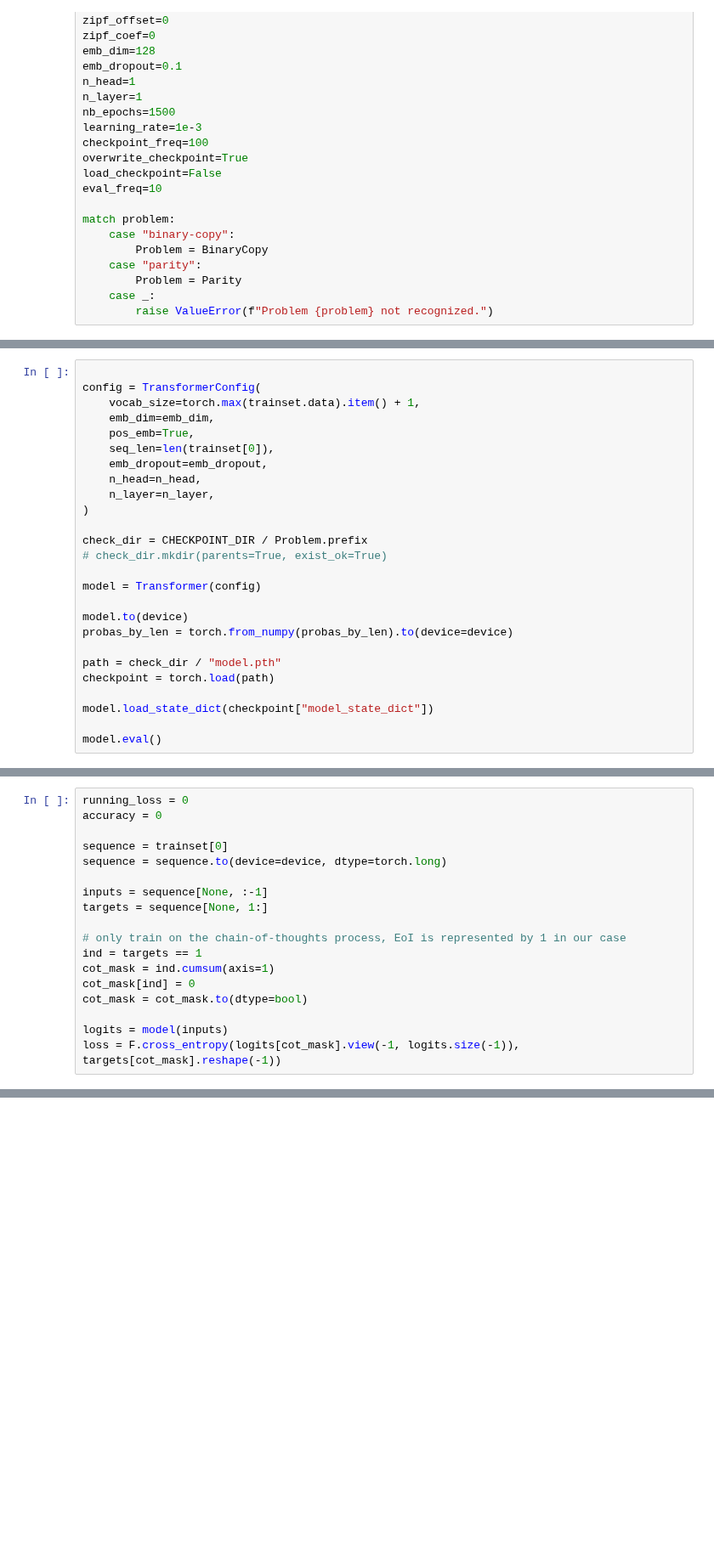
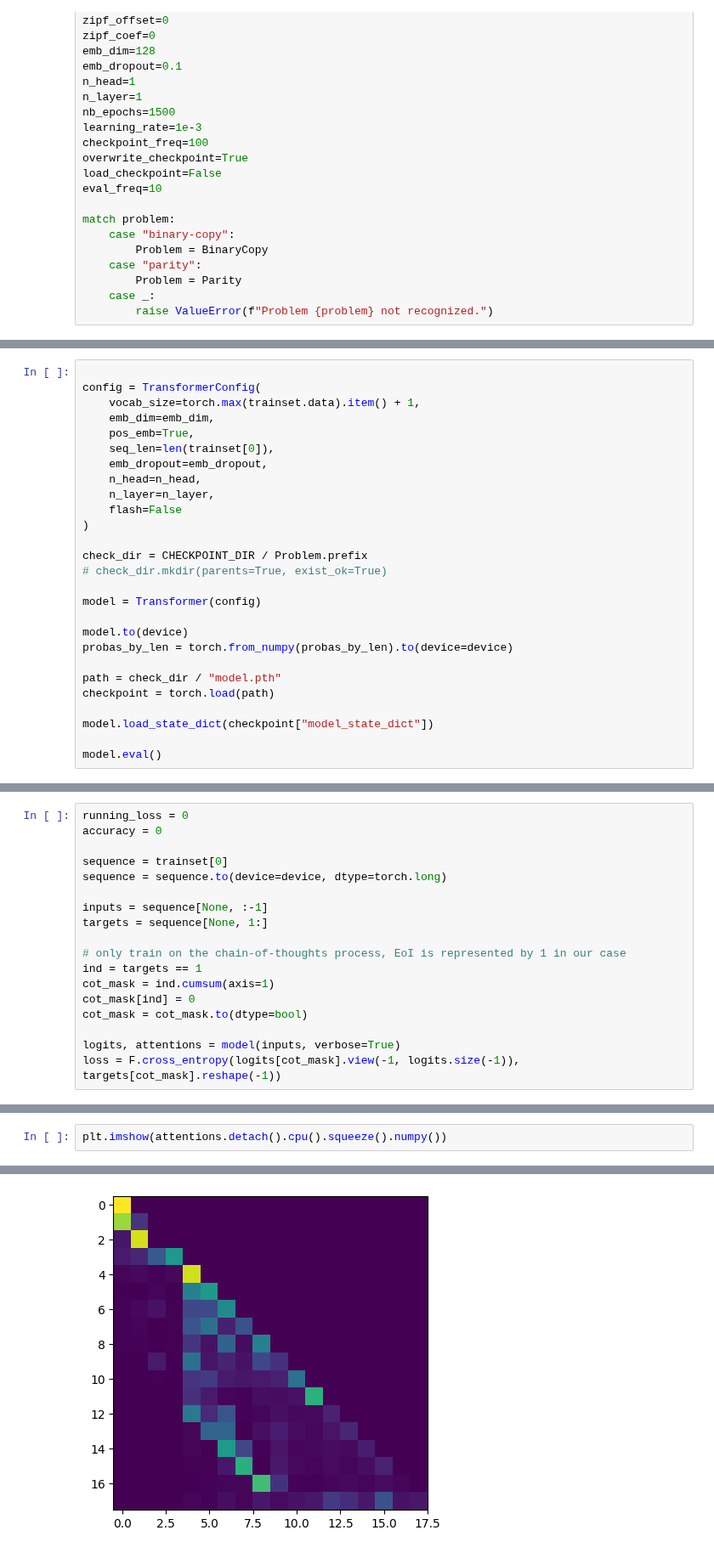
Before and after one commit to fairinternal/composable-llm, a Jupyter notebook: notebooks/scratchpad.ipynb, the cells around one changed output, grey strips where cells are left out. Shown at 85% size. Saved outputs shown, nothing was run; the diff lists cells and outputs as text; blank space fills up the shorter version.

```diff
--- a/notebooks/scratchpad.ipynb
+++ b/notebooks/scratchpad.ipynb
@@ -235,6 +253,7 @@ config = TransformerConfig(
     emb_dropout=emb_dropout,
     n_head=n_head,
     n_layer=n_layer,
+    flash=False
 )
 
 check_dir = CHECKPOINT_DIR / Problem.prefix
@@ -267,5 +304,5 @@ cot_mask = ind.cumsum(axis=1)
 cot_mask[ind] = 0
 cot_mask = cot_mask.to(dtype=bool)
 
-logits = model(inputs)
+logits, attentions = model(inputs, verbose=True)
 loss = F.cross_entropy(logits[cot_mask].view(-1, logits.size(-1)), targets[cot_mask].reshape(-1))
@@ -271,0 +320,3 @@ loss = F.cross_entropy(logits[cot_mask].view(-1, logits.size(-1)), targets[cot_m
+# %%
+plt.imshow(attentions.detach().cpu().squeeze().numpy())
+# %% [output]
@@ -271,0 +324 @@ loss = F.cross_entropy(logits[cot_mask].view(-1, logits.size(-1)), targets[cot_m
+[figure, added]
```
Also changed, not shown: parts of 14 cells of this notebook.
